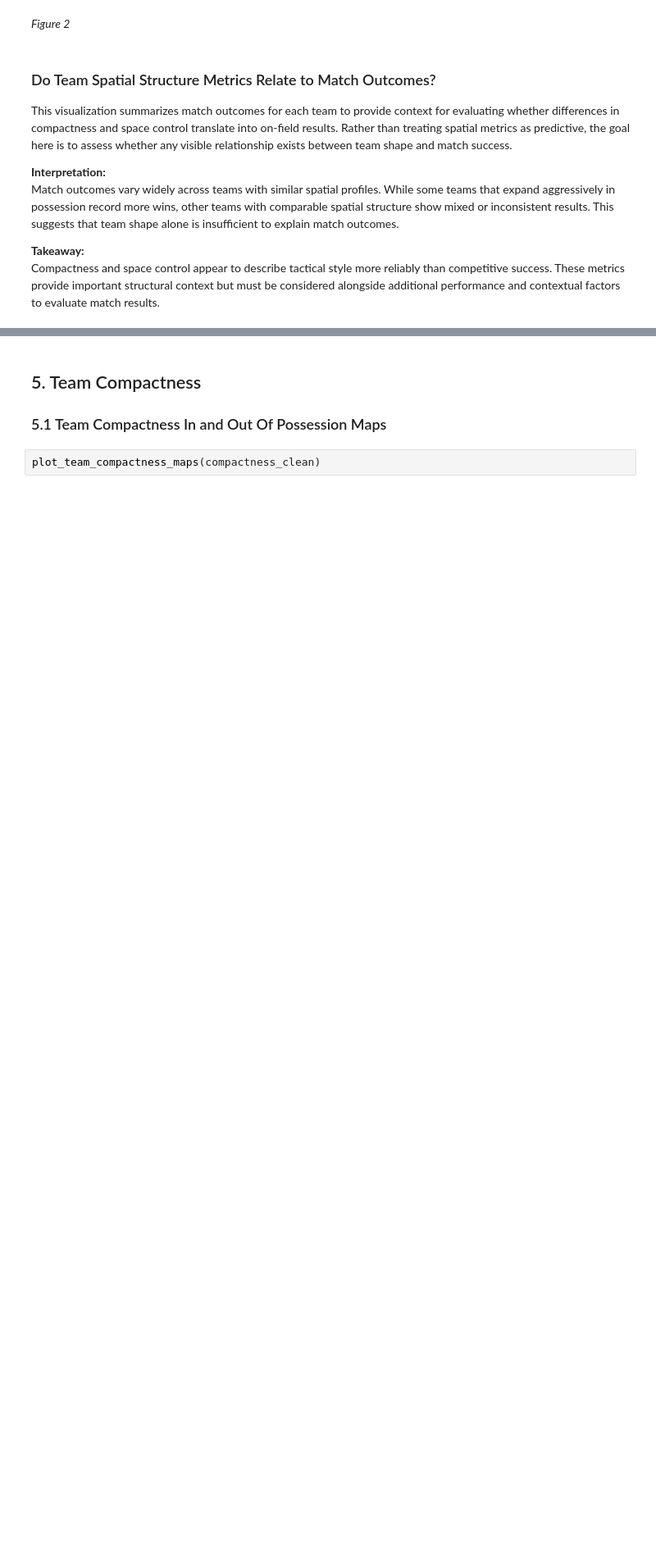
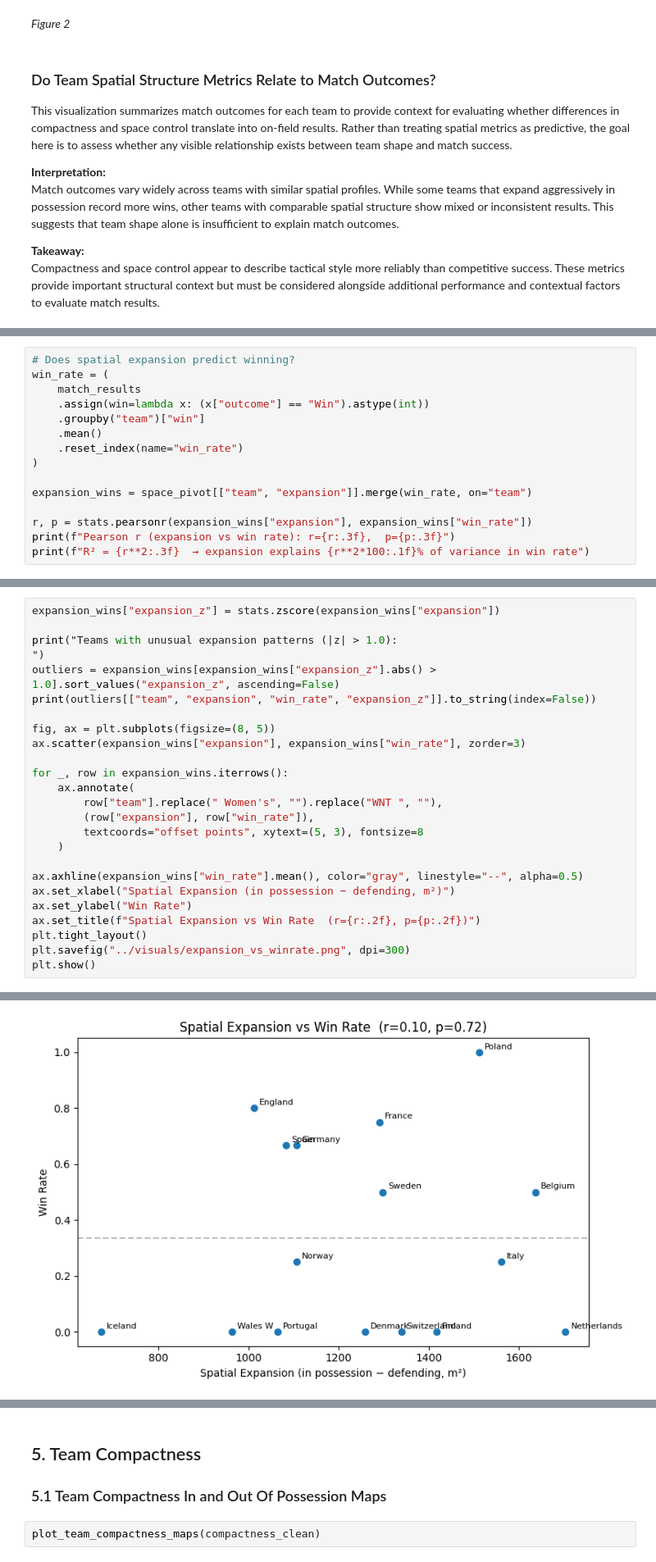
Before and after one commit to meganclapinski25/Euro2025_Data_Analysis, a Jupyter notebook: notebooks/data_load.ipynb, the cells around one changed output, grey strips where cells are left out. Shown at 82% size. Drawn from its saved outputs; the diff is of its cells as text; blank space fills up the shorter version.

Commit message:
adding statisical validation, expansion vs win rate analysis, outlier teams

```diff
--- a/notebooks/data_load.ipynb
+++ b/notebooks/data_load.ipynb
@@ -491,0 +533,15 @@ additional performance and contextual factors to evaluate match results.
+# %%
+# Does spatial expansion predict winning?
+win_rate = (
+    match_results
+    .assign(win=lambda x: (x["outcome"] == "Win").astype(int))
+    .groupby("team")["win"]
+    .mean()
+    .reset_index(name="win_rate")
+)
+
+expansion_wins = space_pivot[["team", "expansion"]].merge(win_rate, on="team")
+
+r, p = stats.pearsonr(expansion_wins["expansion"], expansion_wins["win_rate"])
+print(f"Pearson r (expansion vs win rate): r={r:.3f},  p={p:.3f}")
+print(f"R² = {r**2:.3f}  → expansion explains {r**2*100:.1f}% of variance in win rate")
@@ -491,0 +564,26 @@ additional performance and contextual factors to evaluate match results.
+# %%
+expansion_wins["expansion_z"] = stats.zscore(expansion_wins["expansion"])
+
+print("Teams with unusual expansion patterns (|z| > 1.0):
+")
+outliers = expansion_wins[expansion_wins["expansion_z"].abs() > 1.0].sort_values("expansion_z", ascending=False)
+print(outliers[["team", "expansion", "win_rate", "expansion_z"]].to_string(index=False))
+
+fig, ax = plt.subplots(figsize=(8, 5))
+ax.scatter(expansion_wins["expansion"], expansion_wins["win_rate"], zorder=3)
+
+for _, row in expansion_wins.iterrows():
+    ax.annotate(
+        row["team"].replace(" Women's", "").replace("WNT ", ""),
+        (row["expansion"], row["win_rate"]),
+        textcoords="offset points", xytext=(5, 3), fontsize=8
+    )
+
+ax.axhline(expansion_wins["win_rate"].mean(), color="gray", linestyle="--", alpha=0.5)
+ax.set_xlabel("Spatial Expansion (in possession − defending, m²)")
+ax.set_ylabel("Win Rate")
+ax.set_title(f"Spatial Expansion vs Win Rate  (r={r:.2f}, p={p:.2f})")
+plt.tight_layout()
+plt.savefig("../visuals/expansion_vs_winrate.png", dpi=300)
+plt.show()
+# %% [output]
@@ -491,0 +598 @@ additional performance and contextual factors to evaluate match results.
+[figure, added]
```
Also changed, not shown: parts of 22 cells of this notebook, 1 other file.
